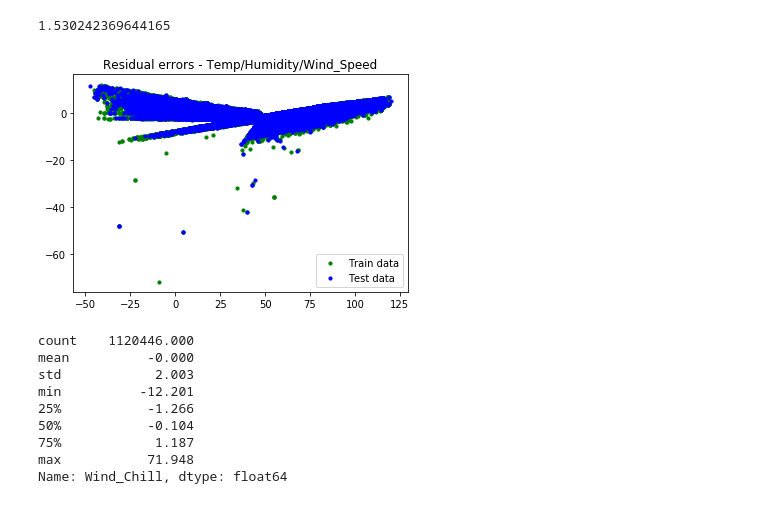
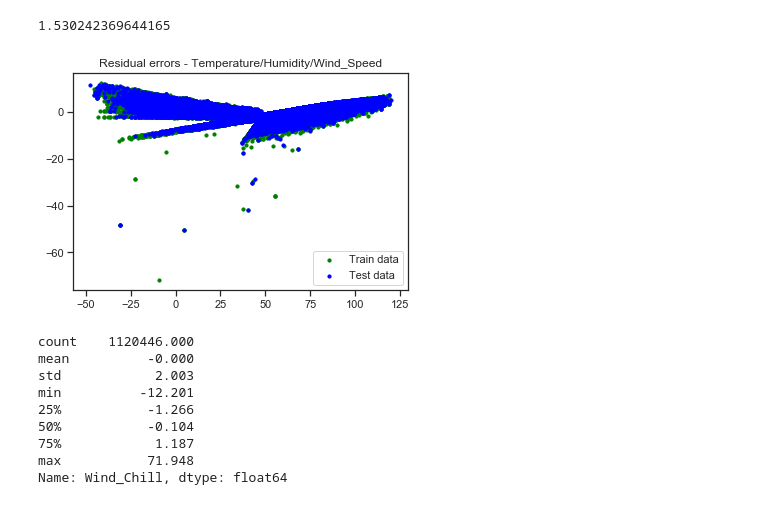
Before and after one commit to ssatti0/Springboard_work, a Jupyter notebook: Capstone 1 project/Wind_Chill Prediction tests.ipynb, the cells around one changed output. Saved outputs shown, nothing was run; the diff lists cells and outputs as text; code cells hidden in the pictures.

Commit message:
Add files via upload
Mini project to predict and fillna the Wind_Chill variable in the dataset.

```diff
--- a/Capstone 1 project/Wind_Chill Prediction tests.ipynb
+++ b/Capstone 1 project/Wind_Chill Prediction tests.ipynb
@@ -159,24 +177,24 @@ mae
 # %%
 ## setting plot style
 #plt.style.use('fivethirtyeight')
 
 ## plotting residual errors in training data
 plt.scatter(lr.predict(X_train), lr.predict(X_train) - y_train,
             color = "green", s = 10, label = 'Train data')
 ## plotting residual errors in test data
 plt.scatter(lr.predict(X_test), lr.predict(X_test) - y_test,
             color = "blue", s = 10, label = 'Test data')
 
 ## plotting legend
 plt.legend(loc = 'lower right')
 
 ## plot title
-plt.title("Residual errors - Temp/Humidity/Wind_Speed")
+plt.title("Residual errors - Temperature/Humidity/Wind_Speed")
 
 ## function to show plot
 plt.show()
 # %% [output]
-[figure, old version]
+[figure, new version]
 # %%
 # calculate residuals
 resids = y - lr.predict(X)
```
Also changed, not shown: parts of 25 cells of this notebook.
